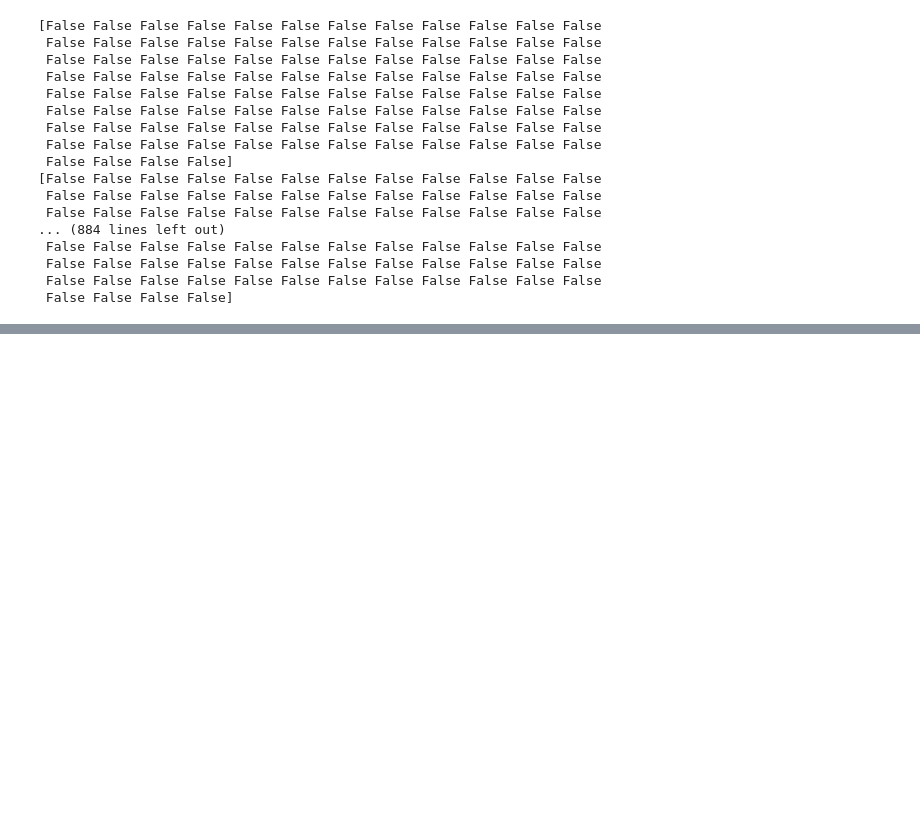
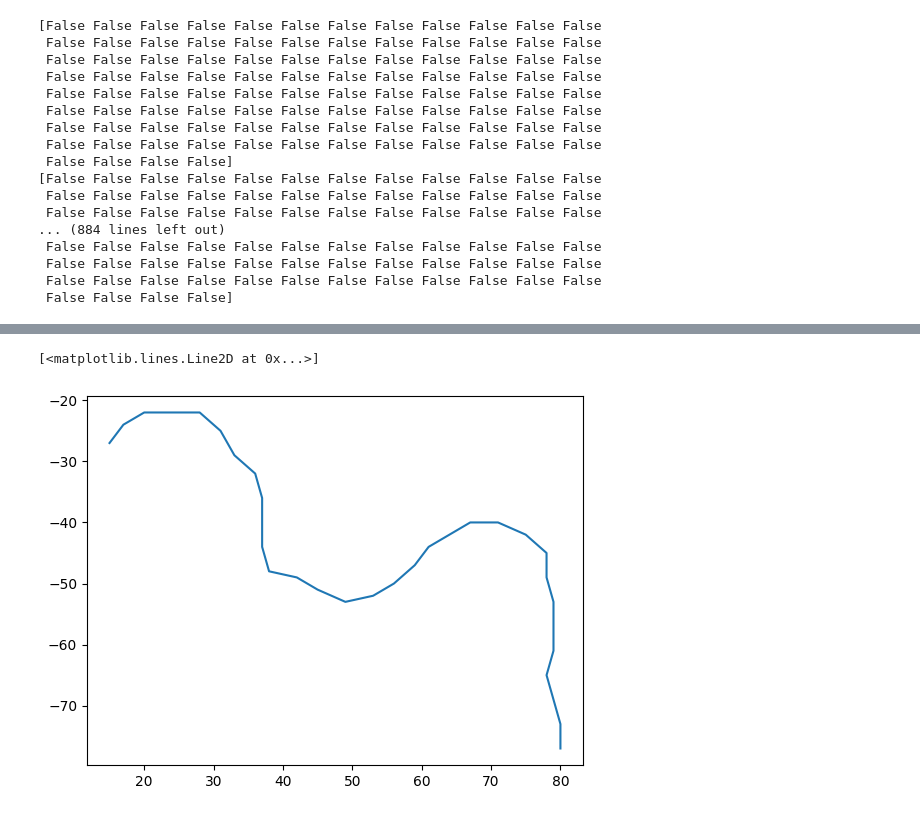
Before and after one commit to hichan0310/rne_2023, a Jupyter notebook: test.ipynb, the cells around one changed output, grey strips where cells are left out. Saved outputs shown, nothing was run; the diff lists cells and outputs as text; code cells hidden in the pictures; blank space fills up the shorter version.

```diff
--- a/test.ipynb
+++ b/test.ipynb
@@ -208,0 +209,9 @@ ValueError: not enough values to unpack (expected 2, got 0)
+# %%
+x=list(map(lambda a:a[0], result))
+y=list(map(lambda a:-a[1], result))
+# %%
+plt.plot(x, y)
+# =-=-=-=-=-=-=
+# %% [output]
+[<matplotlib.lines.Line2D at 0x...>]
+[figure, added]
```
Also changed, not shown: parts of 15 cells of this notebook, 1 other file.
